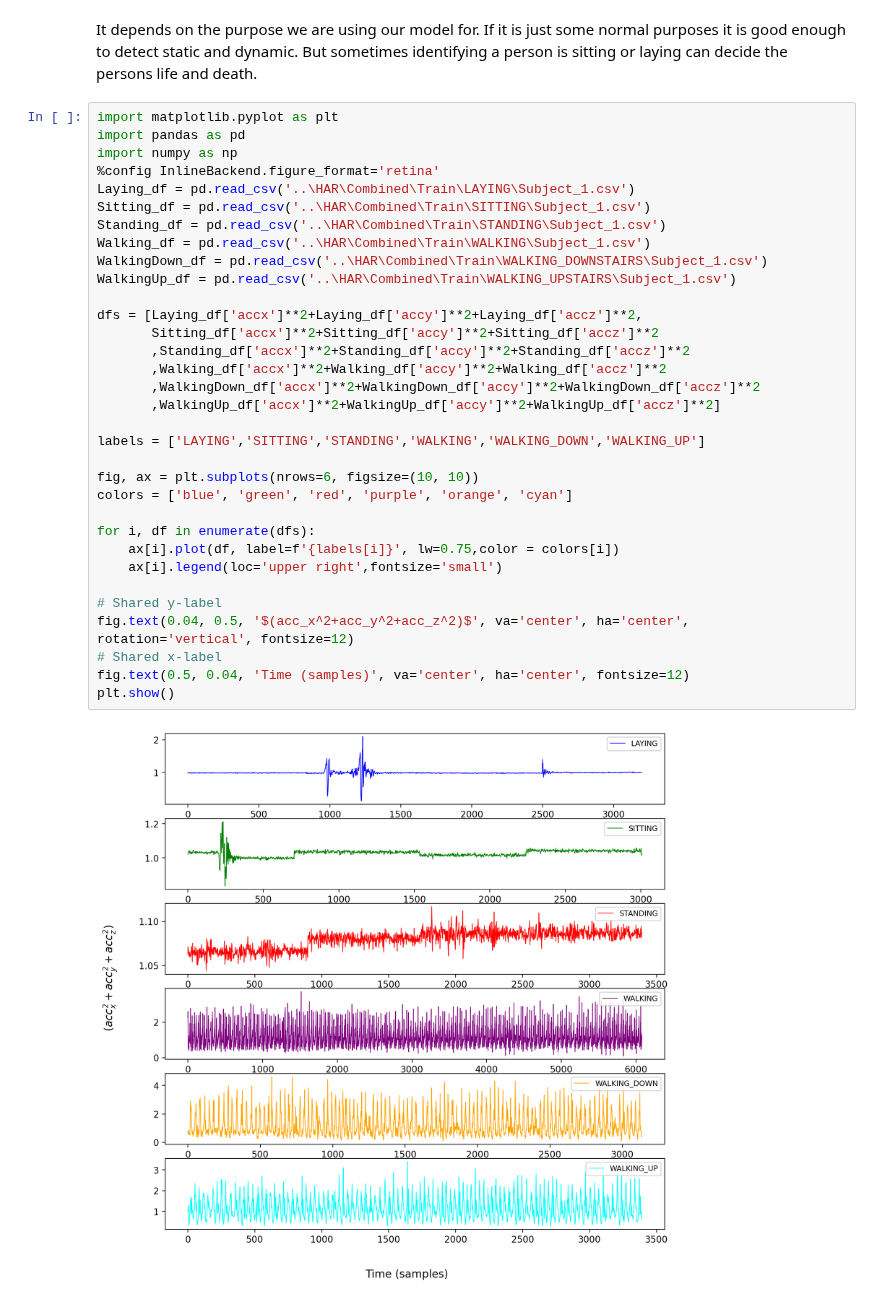
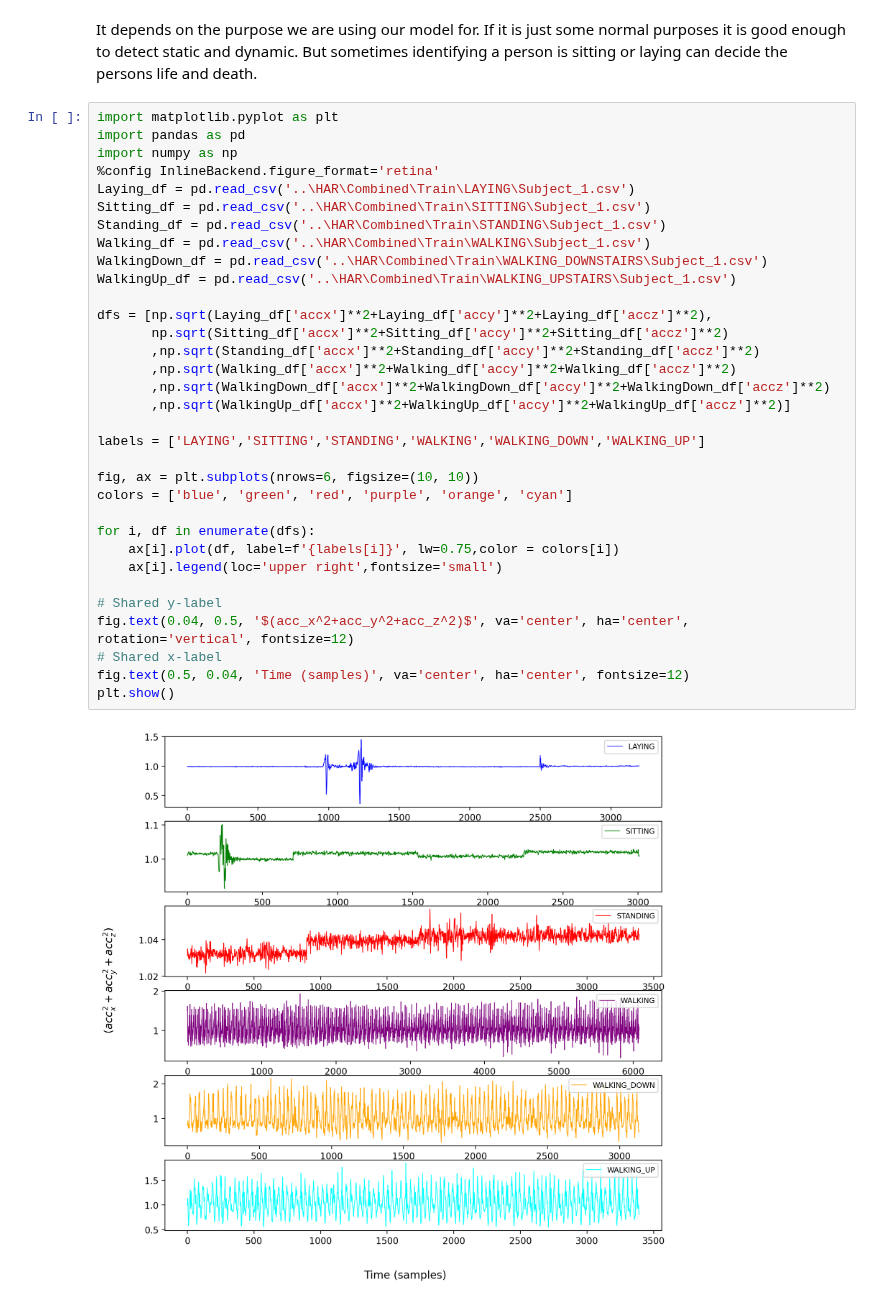
Before and after one commit to shadowscythe03/es335-24-fall-assignment-1, a Jupyter notebook: TASK-1/Q2.ipynb, the cells around one changed output. Cells and saved outputs as stored; diff of their text form.

Commit message:
Added sqrt for (accx^2 + accy^2+accz^2) :- Linear Acceleration

```diff
--- a/TASK-1/Q2.ipynb
+++ b/TASK-1/Q2.ipynb
@@ -3,35 +3,35 @@ It depends on the purpose we are using our model for. If it is just some normal
 # %%
 import matplotlib.pyplot as plt
 import pandas as pd
 import numpy as np
 %config InlineBackend.figure_format='retina'
 Laying_df = pd.read_csv('..\HAR\Combined\Train\LAYING\Subject_1.csv')
 Sitting_df = pd.read_csv('..\HAR\Combined\Train\SITTING\Subject_1.csv')
 Standing_df = pd.read_csv('..\HAR\Combined\Train\STANDING\Subject_1.csv')
 Walking_df = pd.read_csv('..\HAR\Combined\Train\WALKING\Subject_1.csv')
 WalkingDown_df = pd.read_csv('..\HAR\Combined\Train\WALKING_DOWNSTAIRS\Subject_1.csv')
 WalkingUp_df = pd.read_csv('..\HAR\Combined\Train\WALKING_UPSTAIRS\Subject_1.csv')
 
-dfs = [Laying_df['accx']**2+Laying_df['accy']**2+Laying_df['accz']**2,
-       Sitting_df['accx']**2+Sitting_df['accy']**2+Sitting_df['accz']**2
-       ,Standing_df['accx']**2+Standing_df['accy']**2+Standing_df['accz']**2
-       ,Walking_df['accx']**2+Walking_df['accy']**2+Walking_df['accz']**2
-       ,WalkingDown_df['accx']**2+WalkingDown_df['accy']**2+WalkingDown_df['accz']**2
-       ,WalkingUp_df['accx']**2+WalkingUp_df['accy']**2+WalkingUp_df['accz']**2]
+dfs = [np.sqrt(Laying_df['accx']**2+Laying_df['accy']**2+Laying_df['accz']**2),
+       np.sqrt(Sitting_df['accx']**2+Sitting_df['accy']**2+Sitting_df['accz']**2)
+       ,np.sqrt(Standing_df['accx']**2+Standing_df['accy']**2+Standing_df['accz']**2)
+       ,np.sqrt(Walking_df['accx']**2+Walking_df['accy']**2+Walking_df['accz']**2)
+       ,np.sqrt(WalkingDown_df['accx']**2+WalkingDown_df['accy']**2+WalkingDown_df['accz']**2)
+       ,np.sqrt(WalkingUp_df['accx']**2+WalkingUp_df['accy']**2+WalkingUp_df['accz']**2)]
 
 labels = ['LAYING','SITTING','STANDING','WALKING','WALKING_DOWN','WALKING_UP']
 
 fig, ax = plt.subplots(nrows=6, figsize=(10, 10))
 colors = ['blue', 'green', 'red', 'purple', 'orange', 'cyan']
 
 for i, df in enumerate(dfs):
     ax[i].plot(df, label=f'{labels[i]}', lw=0.75,color = colors[i])
     ax[i].legend(loc='upper right',fontsize='small')
 
 # Shared y-label
 fig.text(0.04, 0.5, '$(acc_x^2+acc_y^2+acc_z^2)$', va='center', ha='center', rotation='vertical', fontsize=12)
 # Shared x-label
 fig.text(0.5, 0.04, 'Time (samples)', va='center', ha='center', fontsize=12)
 plt.show()
 # %% [output]
-[figure, old version]
+[figure, new version]
```
